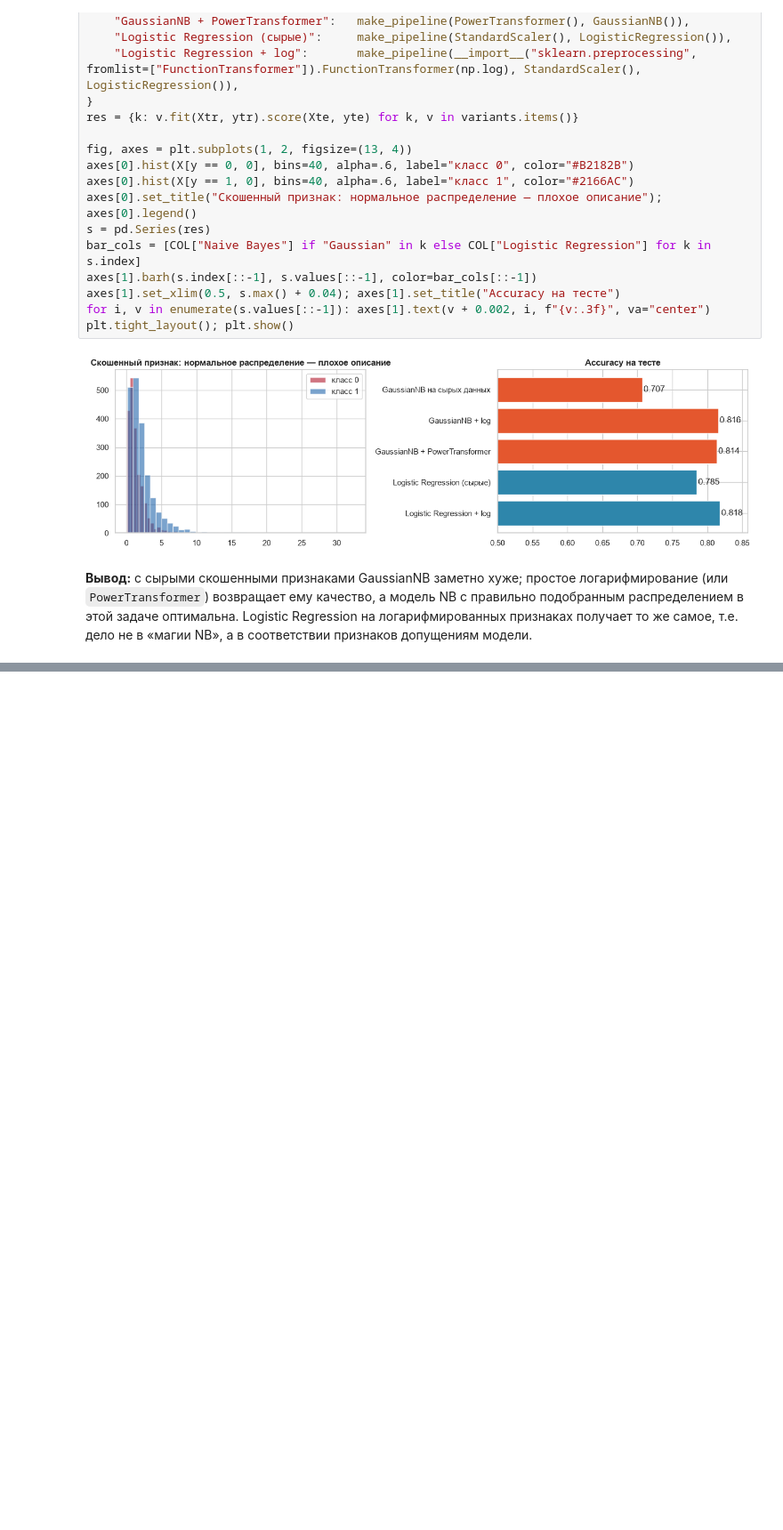
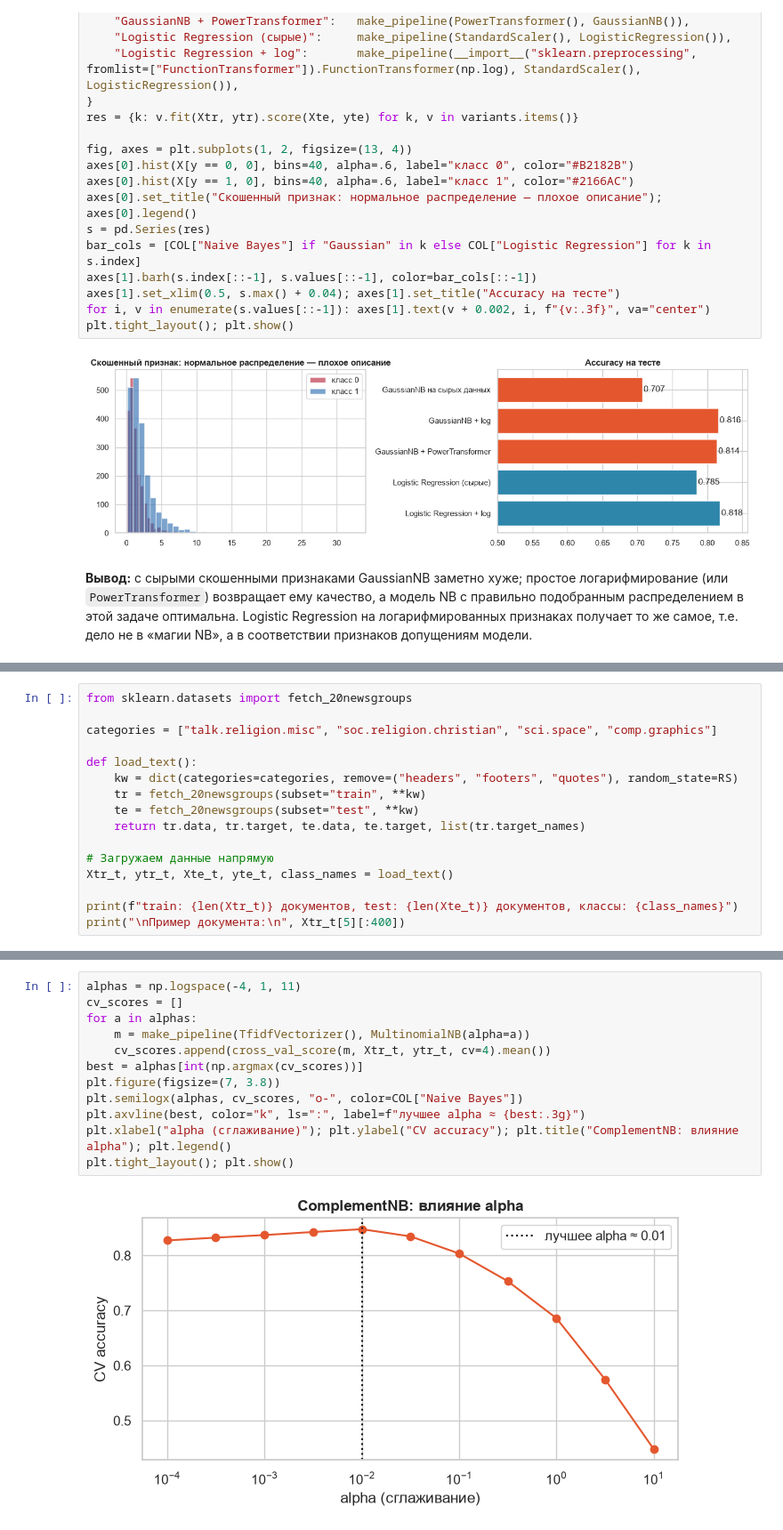
Before and after one commit to BinGoJr/Naive-Bayes, a Jupyter notebook: NaiveBayes.ipynb, the cells around one changed output, grey strips where cells are left out. Shown at 89% size. Cells and saved outputs as stored; diff of their text form; blank space fills up the shorter version.

```diff
--- a/NaiveBayes.ipynb
+++ b/NaiveBayes.ipynb
@@ -482,0 +490,16 @@ plt.tight_layout(); plt.show()
+# %%
+from sklearn.datasets import fetch_20newsgroups
+
+categories = ["talk.religion.misc", "soc.religion.christian", "sci.space", "comp.graphics"]
+
+def load_text():
+    kw = dict(categories=categories, remove=("headers", "footers", "quotes"), random_state=RS)
+    tr = fetch_20newsgroups(subset="train", **kw)
+    te = fetch_20newsgroups(subset="test", **kw)
+    return tr.data, tr.target, te.data, te.target, list(tr.target_names)
+
+# Загружаем данные напрямую
+Xtr_t, ytr_t, Xte_t, yte_t, class_names = load_text()
+
+print(f"train: {len(Xtr_t)} документов, test: {len(Xte_t)} документов, классы: {class_names}")
+print("\nПример документа:\n", Xtr_t[5][:400])
@@ -482,0 +605,14 @@ plt.tight_layout(); plt.show()
+# %%
+alphas = np.logspace(-4, 1, 11)
+cv_scores = []
+for a in alphas:
+    m = make_pipeline(TfidfVectorizer(), MultinomialNB(alpha=a))
+    cv_scores.append(cross_val_score(m, Xtr_t, ytr_t, cv=4).mean())
+best = alphas[int(np.argmax(cv_scores))]
+plt.figure(figsize=(7, 3.8))
+plt.semilogx(alphas, cv_scores, "o-", color=COL["Naive Bayes"])
+plt.axvline(best, color="k", ls=":", label=f"лучшее alpha ≈ {best:.3g}")
+plt.xlabel("alpha (сглаживание)"); plt.ylabel("CV accuracy"); plt.title("ComplementNB: влияние alpha"); plt.legend()
+plt.tight_layout(); plt.show()
+# %% [output]
+[figure, added]
```
Also changed, not shown: parts of 16 cells of this notebook.
